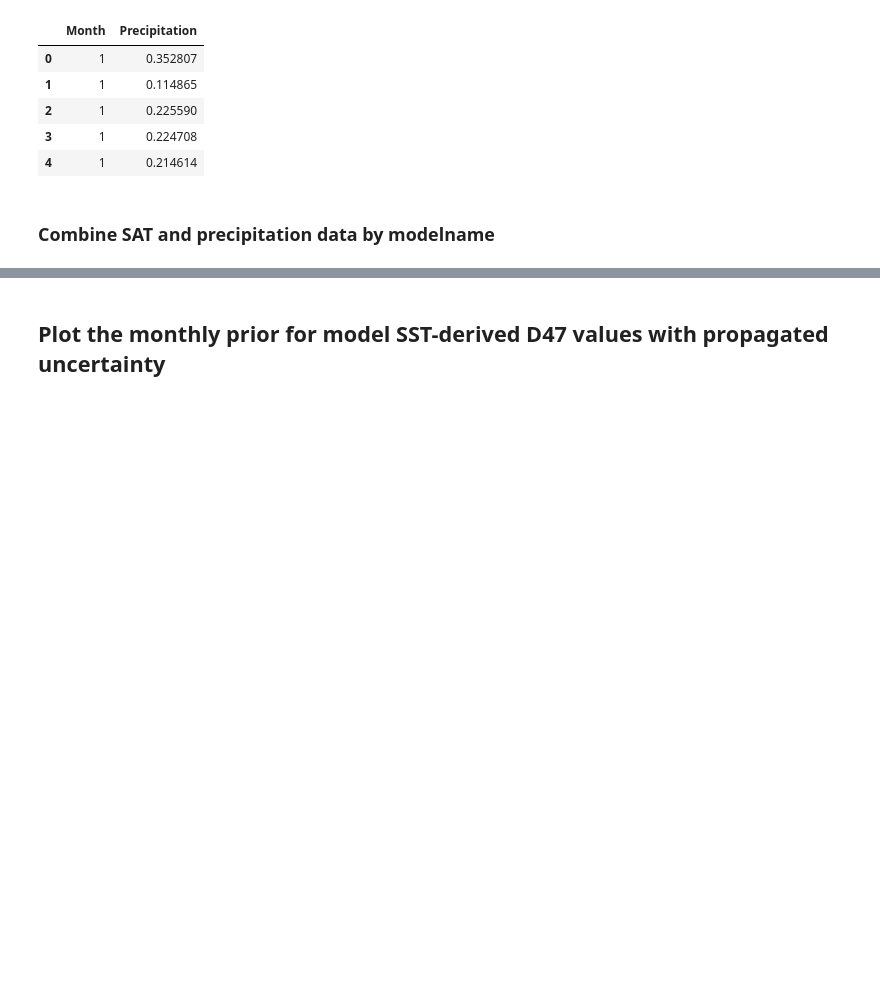
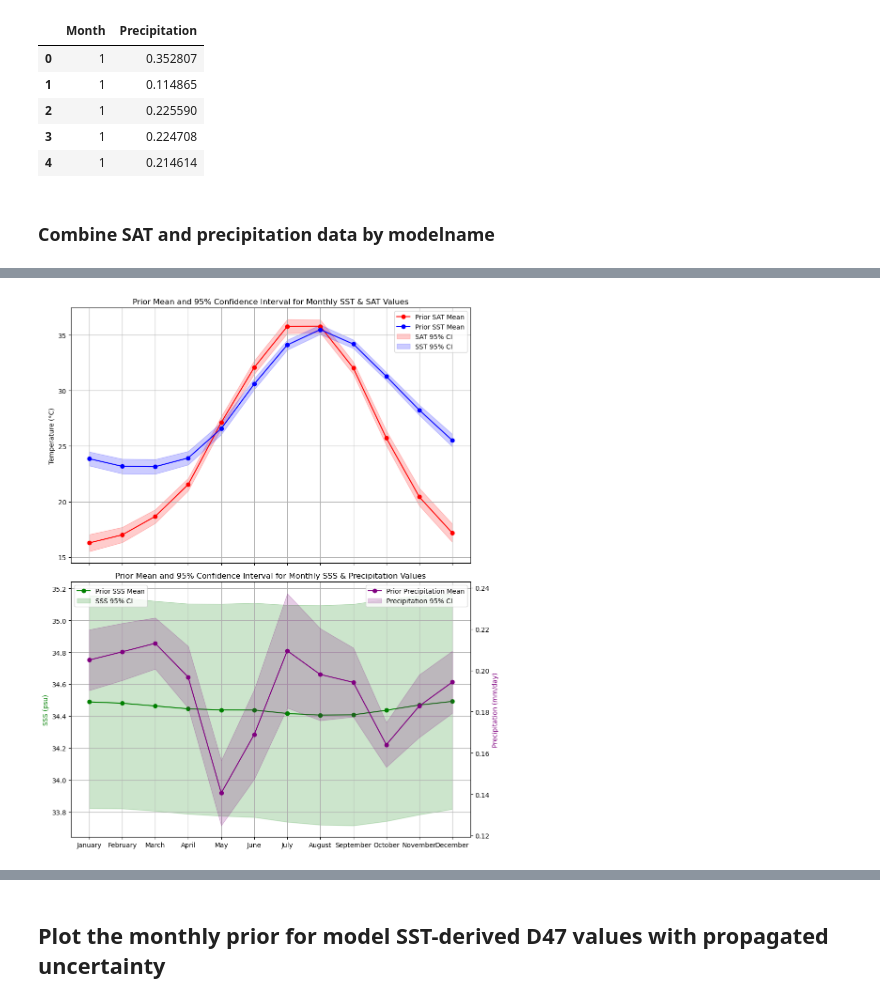
Before and after one commit to nielsjdewinter/SeasonalDA_script, a Jupyter notebook: Seasonal_DA_Lutetian_SST_SAT_SSS_precip_offline.ipynb, the cells around one changed output, grey strips where cells are left out. Drawn from its saved outputs; the diff is of its cells as text; code cells hidden in the pictures; blank space fills up the shorter version.

Commit message:
Prepare Lutetian SST and SSS values Start implementing the seasonal DA for the Lutetian case

```diff
--- a/Seasonal_DA_Lutetian_SST_SAT_SSS_precip_offline.ipynb
+++ b/Seasonal_DA_Lutetian_SST_SAT_SSS_precip_offline.ipynb
@@ -57,0 +60,4 @@ Lutetian_SAT.head()
+# %%
+# Load model SST data as prior and show data structure
+Lutetian_SST = pd.read_csv('Lutetian case/SST_Individual_values.csv') # Load the data for this assignment into Python and in the Jupyter environment.
+Lutetian_SST.head()
@@ -57,0 +73,4 @@ Lutetian_SAT.head()
+# %%
+# Load model SSS data as prior and show data structure
+Lutetian_SSS = pd.read_csv('Lutetian case/SSS_Individual_values.csv') # Load the data for this assignment into Python and in the Jupyter environment.
+Lutetian_SSS.head()
@@ -107 +211,72 @@ Lutetian_models.head()
+# %%
+# Set dimensions of data
+n_models_monthly = len(Lutetian_models["Cell"])  # Find the total number of models (use monthly data because monthly data has this column duplicated 3 times)
+
+# Create a monthly scale for the x-axis
+month_names = ['January', 'February', 'March', 'April', 'May', 'June', 'July', 'August', 'September', 'October', 'November', 'December']  # List full month names
+months_scale = np.arange(len(months)) + 1  # Create monthly scale
+
+# Create the figure and axes
+fig, axes = plt.subplots(2, 1, figsize=(10, 12), sharex=True)
+
+# Panel 1: Plot the prior distribution for SST and SAT
+axes[0].plot(months_scale, mu_prior_SAT_monthly, label='Prior SAT Mean', marker='o', color='r')
+axes[0].plot(months_scale, mu_prior_SST_monthly, label='Prior SST Mean', marker='o', color='b')
+
+# Add 95% confidence intervals for SAT
+axes[0].fill_between(
+    months_scale,
+    mu_prior_SAT_monthly - stats.t.ppf(1 - 0.025, n_models_monthly) * std_prior_SAT_monthly / np.sqrt(n_models_monthly),
+    mu_prior_SAT_monthly + stats.t.ppf(1 - 0.025, n_models_monthly) * std_prior_SAT_monthly / np.sqrt(n_models_monthly),
+    alpha=0.2, color='r', label='SAT 95% CI'
+)
+
+# Add 95% confidence intervals for SST
+axes[0].fill_between(
+    months_scale,
+    mu_prior_SST_monthly - stats.t.ppf(1 - 0.025, n_models_monthly) * std_prior_SST_monthly / np.sqrt(n_models_monthly),
+    mu_prior_SST_monthly + stats.t.ppf(1 - 0.025, n_models_monthly) * std_prior_SST_monthly / np.sqrt(n_models_monthly),
+    alpha=0.2, color='b', label='SST 95% CI'
+)
+
+axes[0].set_title('Prior Mean and 95% Confidence Interval for Monthly SST & SAT Values')
+axes[0].set_ylabel('Temperature (°C)')
+axes[0].legend()
+axes[0].grid(True)
+
+# Panel 2: Plot the prior distribution for SSS and precipitation
+axes[1].plot(months_scale, mu_prior_SSS_monthly, label='Prior SSS Mean', marker='o', color='g')
+ax2 = axes[1].twinx()  # Create a secondary y-axis for precipitation
+ax2.plot(months_scale, mu_prior_precip_monthly, label='Prior Precipitation Mean', marker='o', color='purple')
+
+# Add 95% confidence intervals for SSS
+axes[1].fill_between(
+    months_scale,
+    mu_prior_SSS_monthly - stats.t.ppf(1 - 0.025, n_models_monthly) * std_prior_SSS_monthly / np.sqrt(n_models_monthly),
+    mu_prior_SSS_monthly + stats.t.ppf(1 - 0.025, n_models_monthly) * std_prior_SSS_monthly / np.sqrt(n_models_monthly),
+    alpha=0.2, color='g', label='SSS 95% CI'
+)
+
+# Add 95% confidence intervals for precipitation
+ax2.fill_between(
+    months_scale,
+    mu_prior_precip_monthly - stats.t.ppf(1 - 0.025, n_models_monthly) * std_prior_precip_monthly / np.sqrt(n_models_monthly),
+    mu_prior_precip_monthly + stats.t.ppf(1 - 0.025, n_models_monthly) * std_prior_precip_monthly / np.sqrt(n_models_monthly),
+    alpha=0.2, color='purple', label='Precipitation 95% CI'
+)
+
+axes[1].set_ylabel('SSS (psu)', color='g')
+ax2.set_ylabel('Precipitation (mm/day)', color='purple')
+axes[1].set_title('Prior Mean and 95% Confidence Interval for Monthly SSS & Precipitation Values')
+axes[1].legend(loc='upper left')
+ax2.legend(loc='upper right')
+axes[1].grid(True)
+
+# Update the x-axis with month names
+plt.xticks(months_scale, month_names, rotation=45, ha="right")
+plt.xlabel('Month')
+plt.tight_layout()
+plt.show()
+# %% [output]
+[figure, added]
 # %% [markdown]
```
Also changed, not shown: parts of 12 cells of this notebook, 2 other files.
